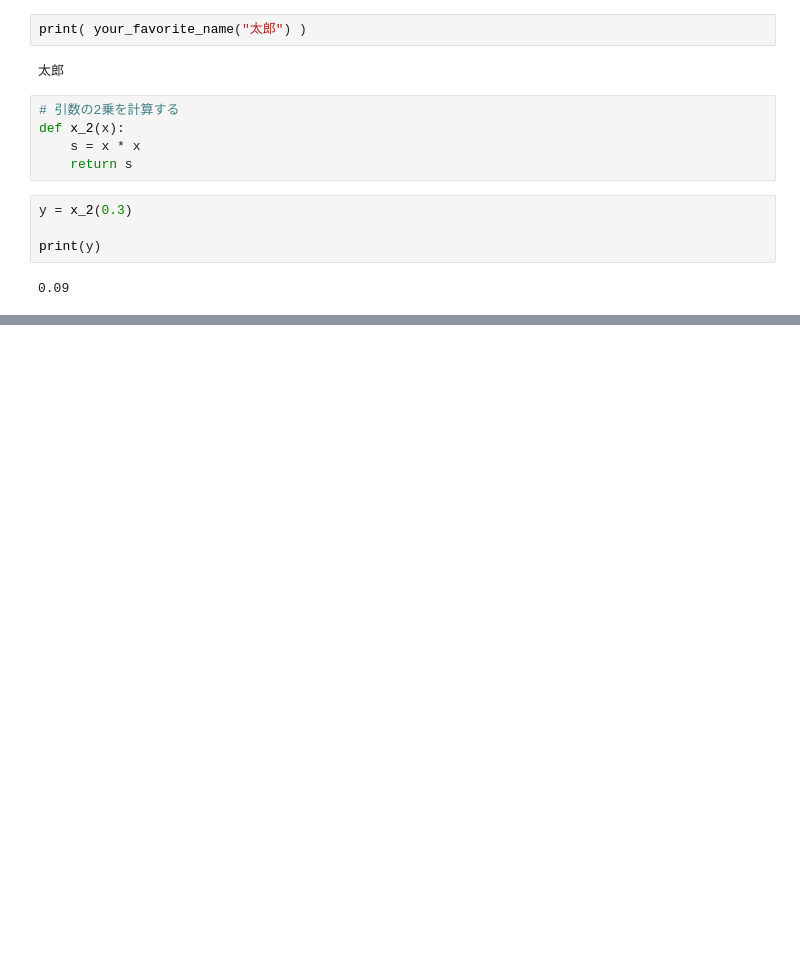
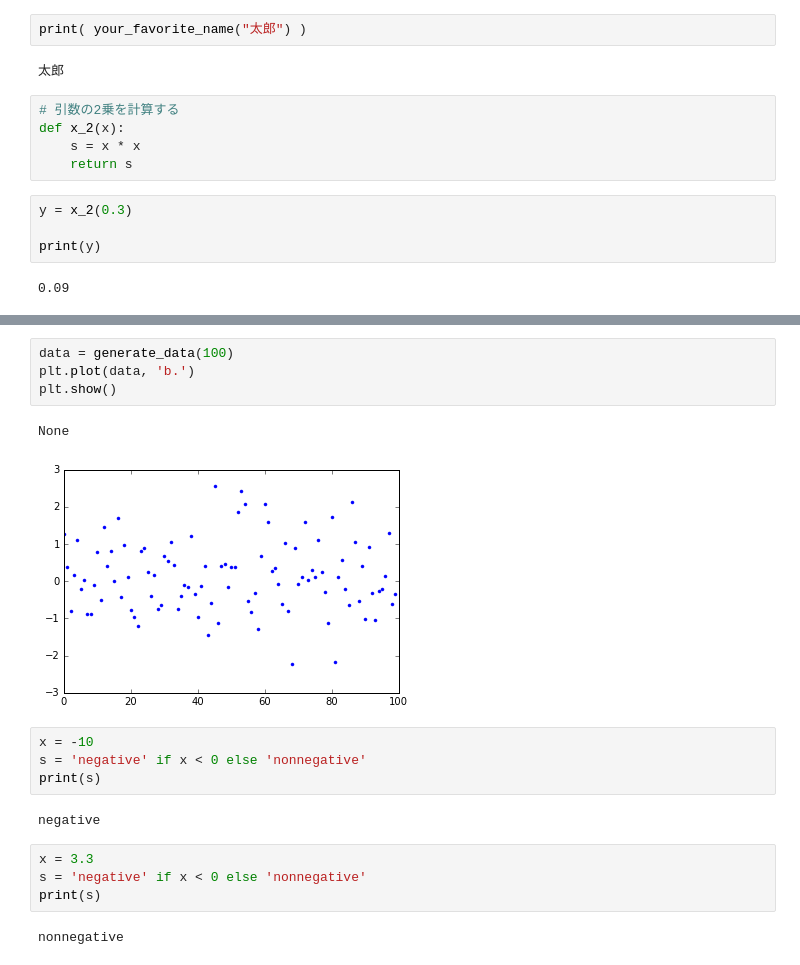
Before and after one commit to myuuuuun/oyama_seminar2016, a Jupyter notebook: quantecon_py/An Introductory Example.ipynb, the cells around one changed output, grey strips where cells are left out. Cells and saved outputs as stored; diff of their text form; blank space fills up the shorter version.

```diff
--- a/quantecon_py/An Introductory Example.ipynb
+++ b/quantecon_py/An Introductory Example.ipynb
@@ -127,0 +148,19 @@ print(y)
+# %%
+data = generate_data(100)
+plt.plot(data, 'b.')
+plt.show()
+# %% [output]
+None
+[figure, added]
+# %%
+x = -10
+s = 'negative' if x < 0 else 'nonnegative'
+print(s)
+# %% [output]
+negative
+# %%
+x = 3.3
+s = 'negative' if x < 0 else 'nonnegative'
+print(s)
+# %% [output]
+nonnegative
```
Also changed, not shown: parts of 14 cells of this notebook, 4 other files.
